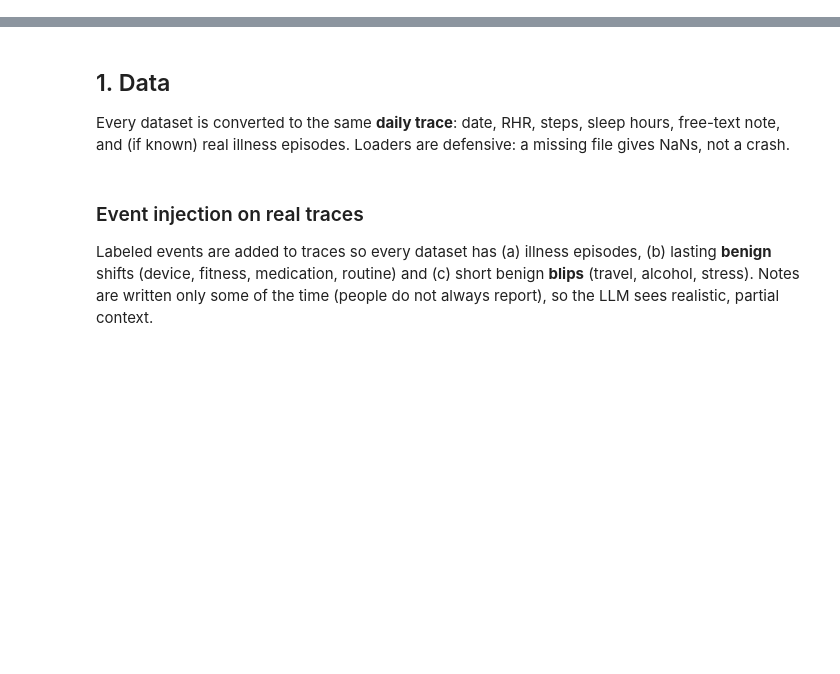
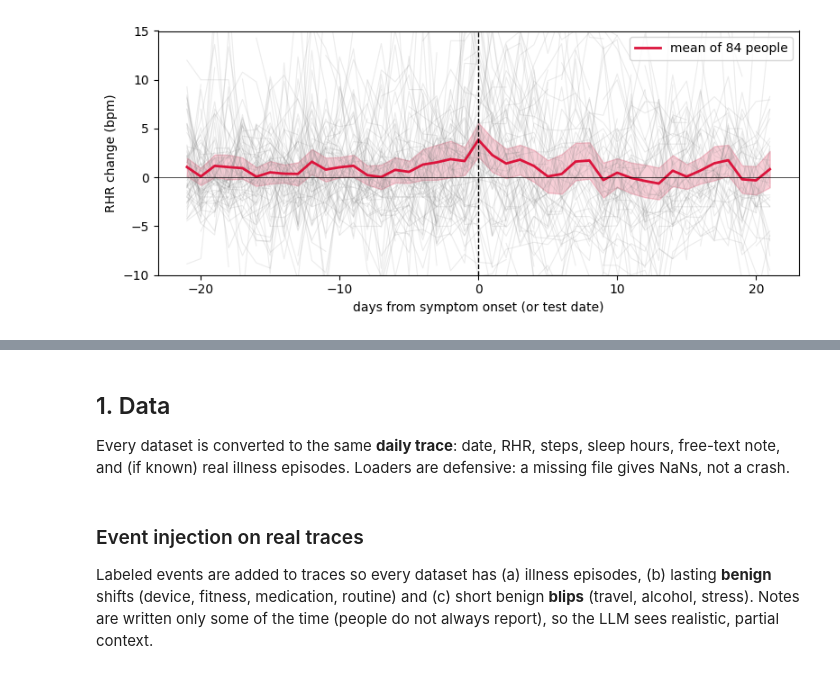
Before and after one commit to baharehgl/anomaly-detection-continual-learning-LLM, a Jupyter notebook: Guarded_Personalization_starter.ipynb, the cells around one changed output, grey strips where cells are left out. Cells and saved outputs as stored; diff of their text form; code cells hidden in the pictures; blank space fills up the shorter version.

```diff
--- a/Guarded_Personalization_starter.ipynb
+++ b/Guarded_Personalization_starter.ipynb
@@ -42,0 +48,90 @@ Run top to bottom. With `DATASET = "simulated"` everything runs on a laptop CPU
+# %%
+import os
+import numpy as np
+import pandas as pd
+import matplotlib.pyplot as plt
+
+ROOT = "COVID-19-Phase2-Wearables/COVID-19-Phase2-Wearables"
+lab = pd.read_csv("stanford_p2_labels.csv", parse_dates=["test_date", "symptom_onset"])
+lab["anchor"] = lab.symptom_onset.fillna(lab.test_date)          # onset if known, else test date
+
+def read_series(path, kind):
+    """Read an HR or steps file whatever its column names. kind = 'hr' or 'steps'."""
+    df = pd.read_csv(path)
+    low = {c.lower().strip(): c for c in df.columns}
+    if "datetime" in low:                                         # Fitbit style
+        t = pd.to_datetime(df[low["datetime"]], errors="coerce")
+    else:
+        dcol = next((low[c] for c in low if "date" in c), None)
+        tcol = next((low[c] for c in low if "time" in c and "date" not in c), None)
+        if dcol is not None and tcol is not None:                 # separate date + time columns
+            t = pd.to_datetime(df[dcol].astype(str) + " " + df[tcol].astype(str), errors="coerce")
+        else:                                                     # any single date/time column
+            col = dcol or tcol
+            if col is None:
+                raise ValueError(f"no time column in {list(df.columns)}")
+            t = pd.to_datetime(df[col], errors="coerce")
+    words = ["heart", "hr", "bpm", "value"] if kind == "hr" else ["step", "value", "count"]
+    vcol = next((low[c] for w in words for c in low if w in c), None)
+    if vcol is None:
+        raise ValueError(f"no {kind} column in {list(df.columns)}")
+    s = pd.Series(pd.to_numeric(df[vcol], errors="coerce").to_numpy(), index=t)
+    return s[s.index.notna()].dropna().sort_index()
+
+def daily_rhr(folder):
+    for dev in ["Fitbit", "NonFitbit"]:
+        fh, fs = (os.path.join(folder, f"Orig_{dev}_{k}.csv") for k in ["HR", "ST"])
+        if os.path.exists(fh) and os.path.exists(fs):
+            break
+    else:
+        return None, None
+    hr = read_series(fh, "hr")
+    hr = hr[(hr >= 30) & (hr <= 200)]
+    st = read_series(fs, "steps")
+    hr_m = hr.resample("1min").mean()
+    st_m = st.resample("1min").sum().reindex(hr_m.index, fill_value=0)
+    rest = hr_m.where(st_m.rolling(12, min_periods=1).sum() == 0)
+    g = rest.groupby(rest.index.normalize())
+    return g.median().where(g.count() >= 60), dev
+
+curves, found, failed = {}, [], []
+for _, r in lab.iterrows():
+    folder = os.path.join(ROOT, r.id)
+    if not os.path.isdir(folder):
+        continue
+    try:
+        rhr, dev = daily_rhr(folder)
+    except Exception as e:
+        failed.append((r.id, str(e))); continue
+    if rhr is None or rhr.dropna().empty:
+        continue
+    rel = pd.Series(rhr.values, index=(rhr.index - r.anchor).days)
+    base = rel.loc[-35:-8].median()                                 # healthy baseline before illness
+    found.append(dict(id=r.id, device=dev, type=r.type, days_before=int((rhr.index.min() - r.anchor).days),
+                      days_after=int((rhr.index.max() - r.anchor).days), has_baseline=np.isfinite(base)))
+    if np.isfinite(base):
+        curves[r.id] = (rel - base).loc[-21:21]
+
+print("Could not read:", len(failed))
+for pid, err in failed[:5]:
+    print("  ", pid, "->", err)
+
+found = pd.DataFrame(found)
+print(f"\nLabeled people found in the zip: {len(found)} of {len(lab)}")
+print(found.groupby(["device", "type"]).size().to_string())
+print("with a baseline (data 8-35 days before):", found.has_baseline.sum())
+print("data before anchor (days):", found.days_before.describe()[["min", "50%", "max"]].to_dict())
+
+M = pd.DataFrame(curves)
+mean, sem = M.mean(axis=1), M.std(axis=1) / np.sqrt(M.notna().sum(axis=1))
+print("\nMean RHR change vs baseline (bpm), days -7..+7:")
+print(mean.loc[-7:7].round(2).to_string())
+
+plt.figure(figsize=(8, 3.5))
+plt.plot(M.index, M.values, color="grey", alpha=0.15, lw=0.8)
+plt.plot(mean.index, mean, color="crimson", lw=2, label=f"mean of {M.shape[1]} people")
+plt.fill_between(mean.index, mean - 2 * sem, mean + 2 * sem, color="crimson", alpha=0.2)
+plt.axvline(0, color="k", ls="--", lw=1); plt.axhline(0, color="k", lw=0.5)
+plt.xlabel("days from symptom onset (or test date)"); plt.ylabel("RHR change (bpm)")
+plt.ylim(-10, 15); plt.legend(); plt.tight_layout(); plt.show()
+# %% [output]
@@ -42,0 +155 @@ Run top to bottom. With `DATASET = "simulated"` everything runs on a laptop CPU
+[figure, added]
```
Also changed, not shown: parts of 7 cells of this notebook, 1 other file.
